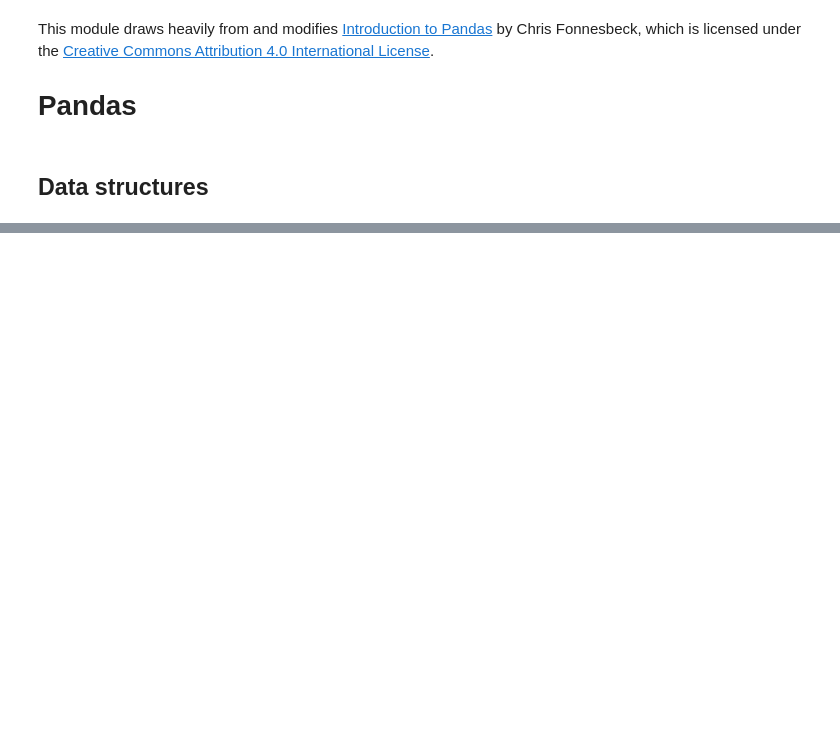
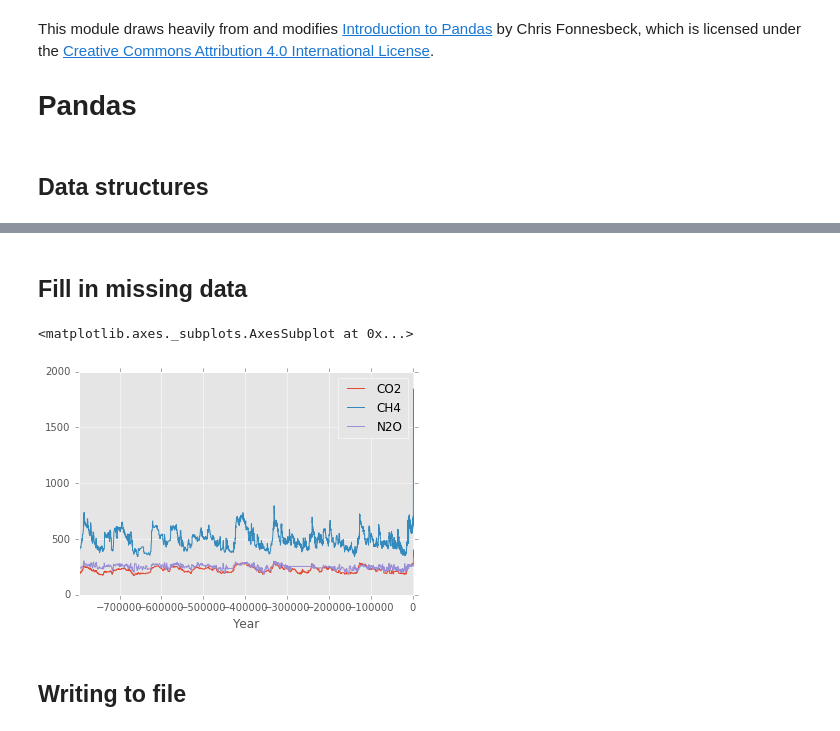
Before and after one commit to swcarpentry/python-second-language, a Jupyter notebook: code/pandas.ipynb, the cells around one changed output, grey strips where cells are left out. Saved outputs shown, nothing was run; the diff lists cells and outputs as text; code cells hidden in the pictures; blank space fills up the shorter version.

```diff
--- a/code/pandas.ipynb
+++ b/code/pandas.ipynb
@@ -76,0 +116,10 @@ FIXME - get some real data
+# %% [markdown]
+## Fill in missing data
+# %%
+summary = summary.fillna(method = "bfill")
+summary.plot()
+# %% [output]
+<matplotlib.axes._subplots.AxesSubplot at 0x...>
+[figure, added]
+# %% [markdown]
+## Writing to file
```
Also changed, not shown: parts of 7 cells of this notebook, 6 other files.
